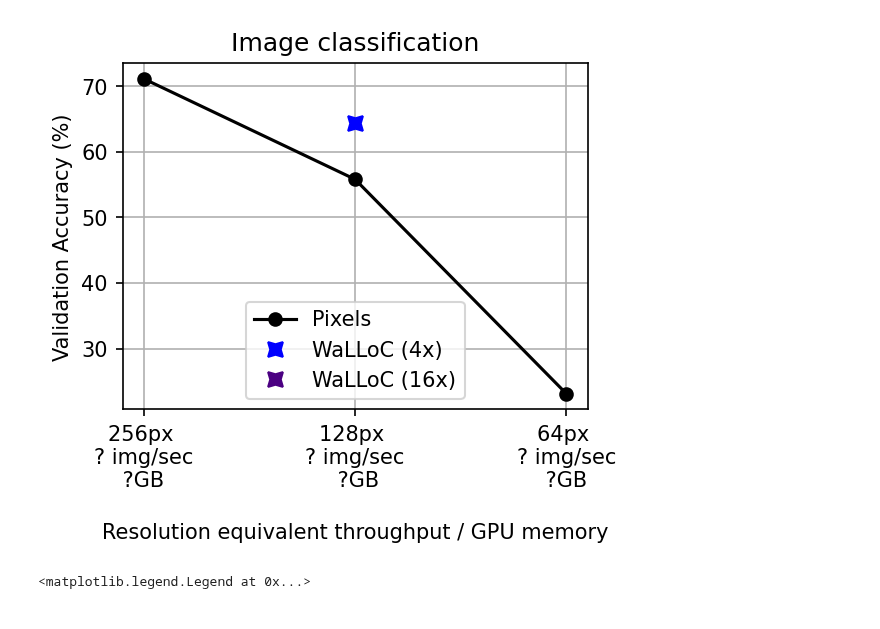
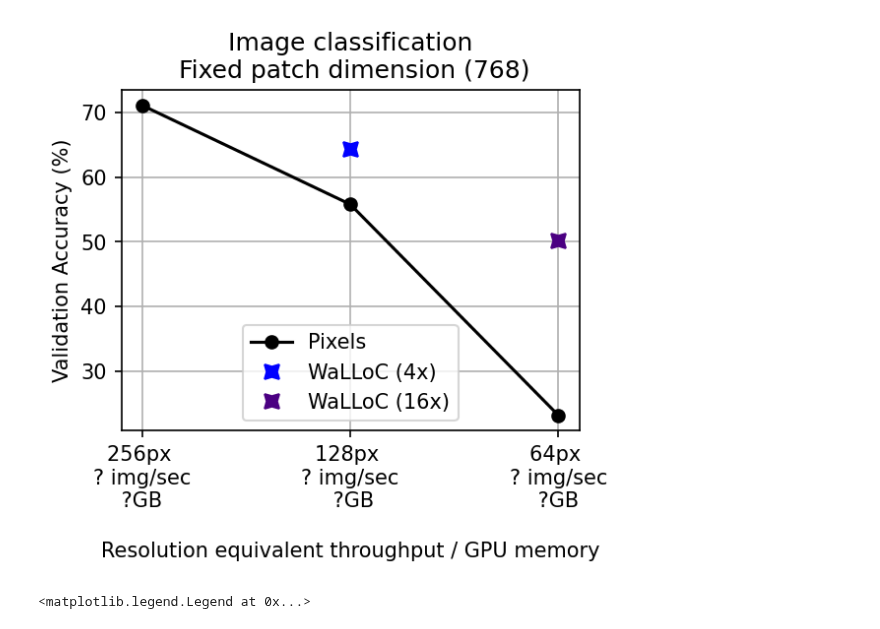
Before and after one commit to danjacobellis/LCCL, a Jupyter notebook: train/results_plot.ipynb, the cells around one changed output. Saved outputs shown, nothing was run; the diff lists cells and outputs as text; code cells hidden in the pictures.

Commit message:
fixed patch dimension

```diff
--- a/train/results_plot.ipynb
+++ b/train/results_plot.ipynb
@@ -6,34 +6,34 @@ class Config: pass
 # %%
 seq_length = [1, 2, 3]
 
 # pixels_acc = [50.614, 64.114, 71.13,]
 pixels_acc = [23.104, 55.794, 71.13]
 # walloc_4x_acc = [np.nan, 64.336, 71.036]
 walloc_4x_acc = [np.nan, 64.336, np.nan]
 # walloc_16x_acc = [0.0, 63.96, np.nan]
-walloc_16x_acc = [np.nan, np.nan, np.nan]
+walloc_16x_acc = [50.266, np.nan, np.nan]
 
 
 plt.figure(figsize=(4, 3), dpi=150)
 plt.plot(seq_length, pixels_acc, marker='o', label='Pixels', color='black')
 ax = plt.gca()
 ax.plot(seq_length, walloc_4x_acc, marker=(4, 1, 45), label='WaLLoC (4x)', color='blue', linestyle='none', markersize=10)
 ax.plot(seq_length, walloc_16x_acc, marker=(4, 1, 45), label='WaLLoC (16x)', color='indigo', linestyle='none', markersize=10)
 
-ax.set_title('Image classification')
+ax.set_title('Image classification\n Fixed patch dimension (768)')
 ax.set_xlabel('\nResolution equivalent throughput / GPU memory')
 ax.set_ylabel('Validation Accuracy (%)')
 ax.grid(True)
 ax.set_xticks(patch_sizes)
 ax.set_xticklabels(['64px \n? img/sec\n ?GB ', '128px \n? img/sec\n ?GB', '256px \n? img/sec\n ?GB '])
 ax.legend(loc='lower center')
 ax.invert_xaxis()
 
 # ax.text(0.5, 0.5, 'SPECULATIVE RESULTS\nEXPERIMENTS STILL RUNNING',
 #          fontsize=30, color='gray', alpha=0.5, ha='center', va='center', rotation=30,
 #          transform=plt.gca().transAxes);
 # %% [output]
-[figure, old version]
+[figure, new version]
 # %%
 img_res_patch_size = [1, 2, 3]
 pixels_quality =  [5.096641, 5.995810, 6.225237]
```
Also changed, not shown: parts of 2 cells of this notebook.
